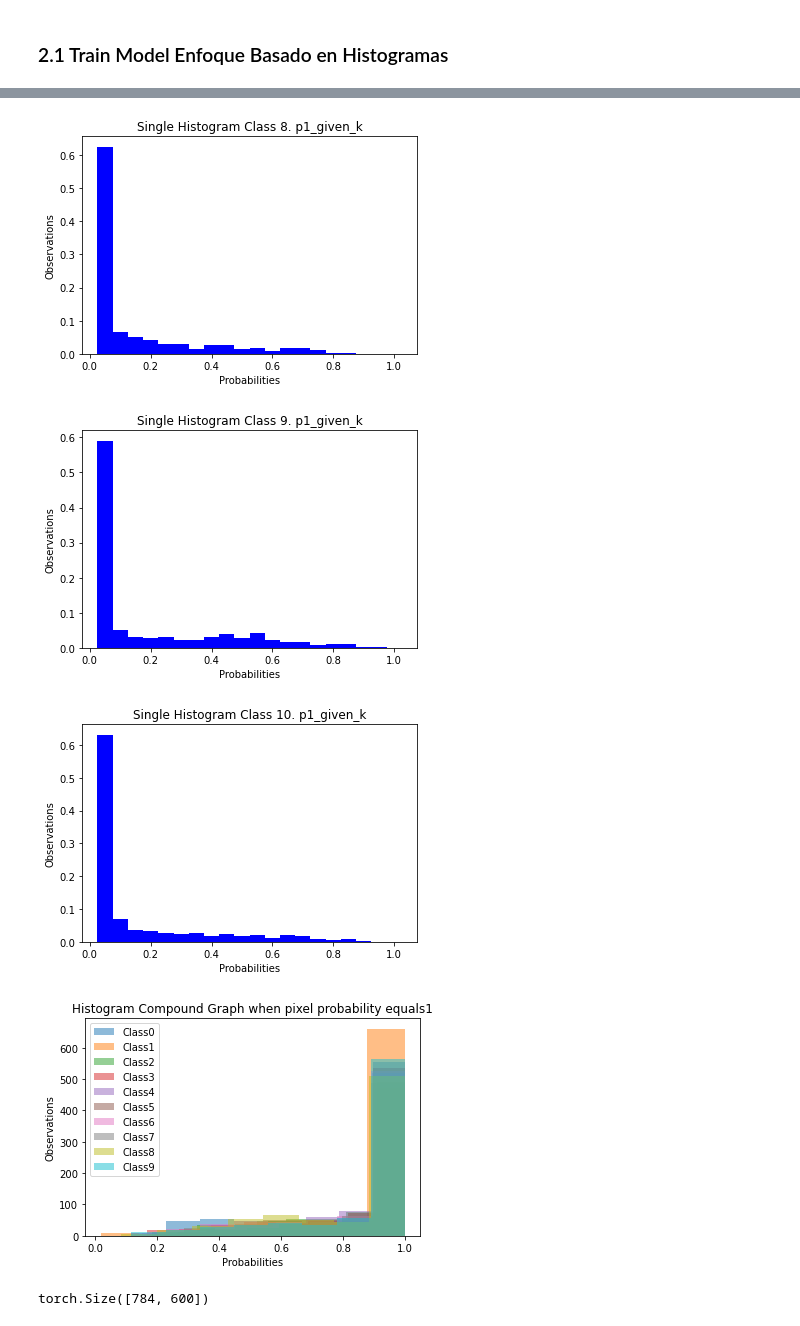
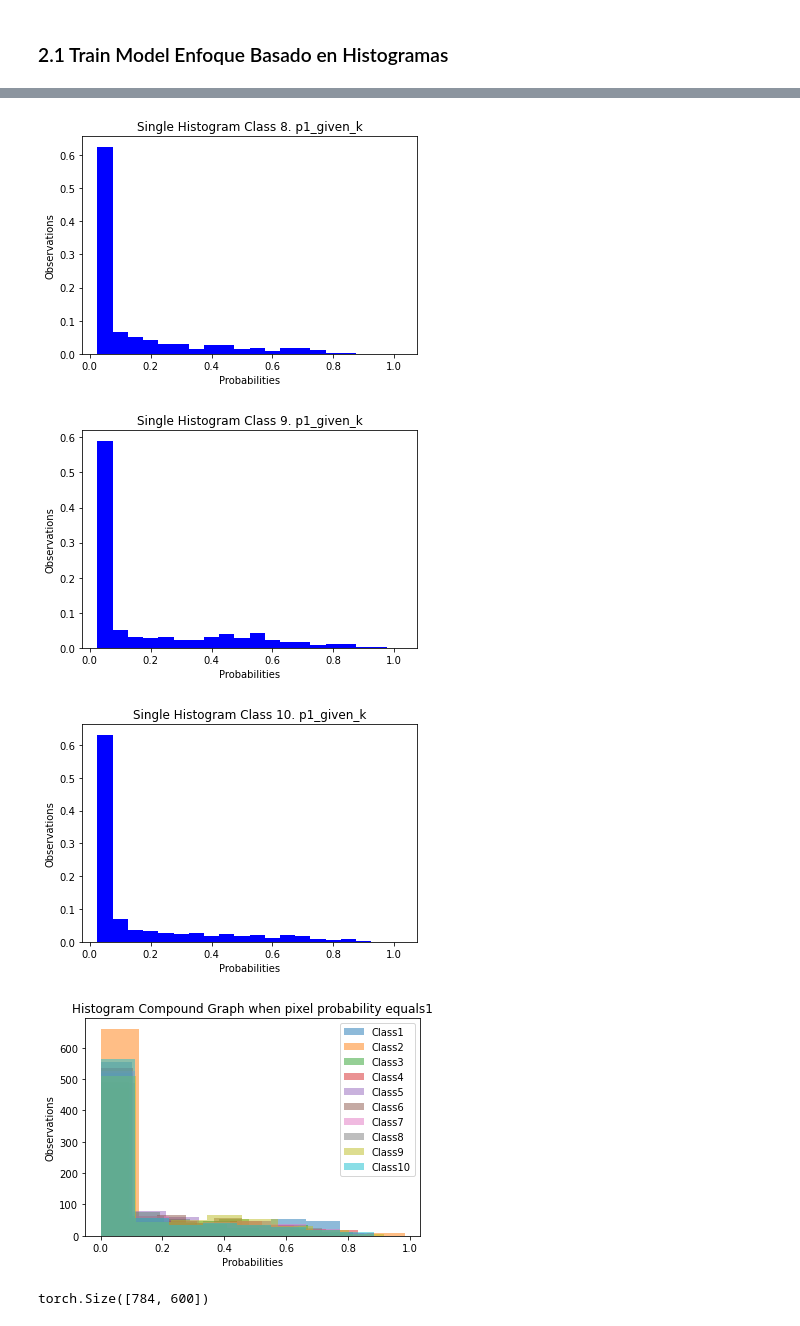
Before and after one commit to Programa-Ciencia-de-Datos/Estadistica_TP1, a Jupyter notebook: BayesianModel_MNIST_base.ipynb, the cells around one changed output, grey strips where cells are left out. Saved outputs shown, nothing was run; the diff lists cells and outputs as text; code cells hidden in the pictures.

Commit message:
Update Lyx file Histogram Approach

```diff
--- a/BayesianModel_MNIST_base.ipynb
+++ b/BayesianModel_MNIST_base.ipynb
@@ -200,7 +200,6 @@ tensor([0.1000, 0.1000, 0.1000, 0.1000, 0.1000, 0.1000, 0.1000, 0.1000, 0.1000,
 ### 2.1 Train Model Enfoque Basado en Histogramas
 # %%
 #def plot_bar(bins, histogram, axis_x_label, axis_y_label, title):
-
 
 
 def histogram_approach_Compound_graph(bin_type,case):
@@ -211,7 +210,7 @@ def histogram_approach_Compound_graph(bin_type,case):
     for k in range(num_clases):
         #calculate histogram
         #histogram, bins = np.histogram(p_m_pix_val_given_k[bin_type][:,k].numpy(), bins = 20, range = (0, 1))
-        name_label='Class' + str(k)
+        name_label='Class' + str(k+1)
 
         plt.hist(p_m_pix_val_given_k[bin_type][:,k].numpy(),n_bins,alpha=0.5,label=name_label)
         plt.title('Histogram Compound Graph when pixel probability equals' + case)
@@ -227,7 +226,7 @@ def histogram_approach_Compound_graph(bin_type,case):
 
             plt.legend(loc='upper right')
 
-    #plt.savefig("CompoundPlot"+case+".svg")
+    plt.savefig("CompoundPlot"+case+".svg")
 
 
 def histogram_approach_graph(bin_type,case):
@@ -246,35 +245,35 @@ def histogram_approach_graph(bin_type,case):
         #plt.hist(p_m_pix_val_given_k[bin_type][:,k].numpy(),n_bins,alpha=0.5)
 
         p_1 = torch.tensor(histogram / histogram.sum())
         p_1 = p_1.numpy()
         #plot single histogram
 
         #calculate the width of the histogram bins displayed
         width = np.max(bins[1:]) / bins[1:].shape[0]
         #print("Width: ", width)
         plt.bar(bins[1:].tolist(), p_1.tolist(), color ='blue', width = width)
         plt.xlabel("Probabilities")
         plt.ylabel("Observations")
         plt.title("Single Histogram Class "+str(k+1)+". p"+case+"_given_k")
         #plt.savefig("Case_plot_"+case+"_%s.svg"%(k+1))
         plt.show()
 
 
 
 histogram_approach_graph(bin_type=1,case='1')
-histogram_approach_Compound_graph(bin_type=0,case='1')
+histogram_approach_Compound_graph(bin_type=1,case='1')
 # %% [output]
 [figure]
 [figure]
 [figure]
 [figure]
 [figure]
 [figure]
 [figure]
 [figure]
 [figure]
 [figure]
-[figure, old version]
+[figure, new version]
 # %%
 print(train_data_tensor_bin.shape)
 # %% [output]
```
Also changed, not shown: 6 other files.
